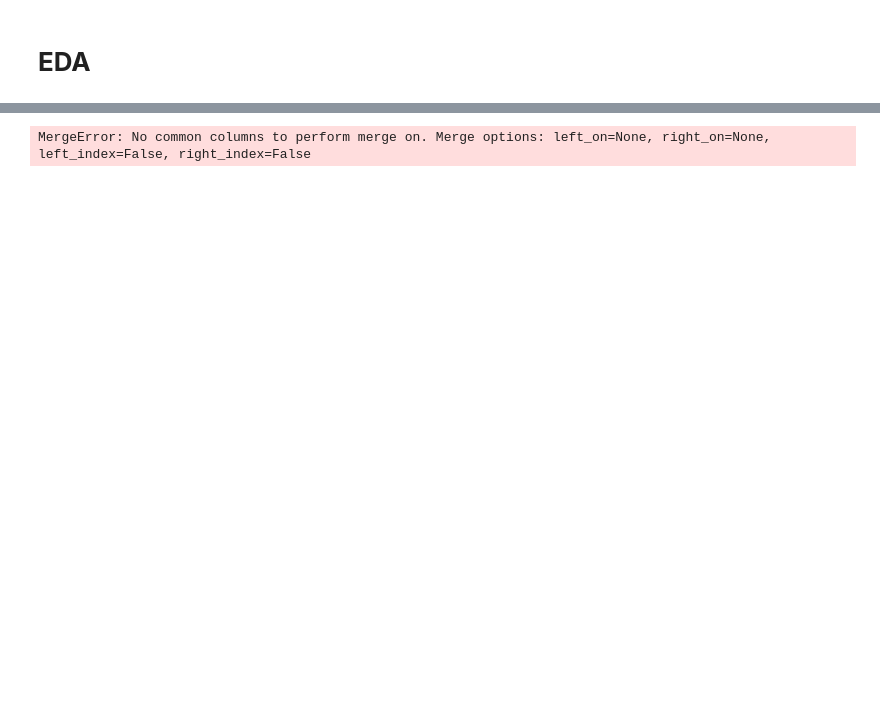
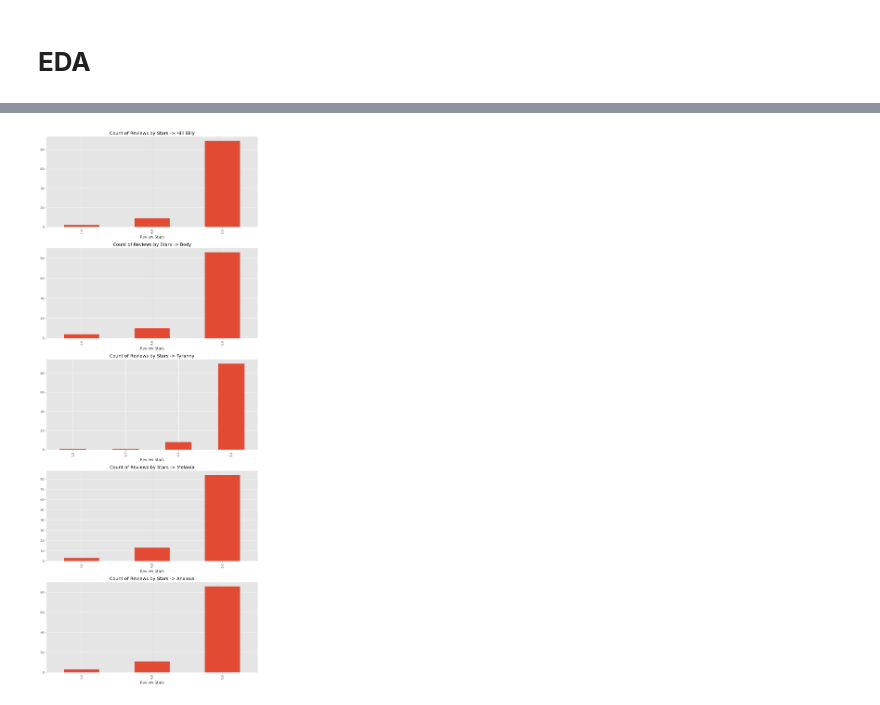
Before and after one commit to sutanto5/Amazon_WebScraper, a Jupyter notebook: Amazon_Sentiment_Analysis.ipynb, the cells around one changed output, grey strips where cells are left out. Saved outputs shown, nothing was run; the diff lists cells and outputs as text; code cells hidden in the pictures; blank space fills up the shorter version.

```diff
--- a/Amazon_Sentiment_Analysis.ipynb
+++ b/Amazon_Sentiment_Analysis.ipynb
@@ -42,0 +38,13 @@ df.shape
+# %%
+#import data
+df_hillbilly = pd.read_csv('hillbilly.csv')
+df_anxious = pd.read_csv('anxious.csv')
+df_body = pd.read_csv('body.csv')
+df_melania = pd.read_csv('melania.csv')
+df_tyranny = pd.read_csv('tyranny.csv')
+
+print(df_hillbilly.head())
+print(df_anxious.head())
+print(df_body.head())
+print(df_melania.head())
+print(df_tyranny.head())
@@ -300,6 +142,53 @@ print(results_df.head())
-# %%
-results_df = pd.DataFrame(res).T
-results_df = results_df.reset_index().rename(columns={'index': 'Id'})
-results_df = results_df.merge(df, how='left')
-# %% [output]
-MergeError: No common columns to perform merge on. Merge options: left_on=None, right_on=None, left_index=False, right_index=False
+# %%
+import matplotlib.pyplot as plt
+
+#all separate
+
+# Create a figure with 5 subplots (one column, 5 rows)
+fig, axes = plt.subplots(nrows=5, ncols=1, figsize=(10, 25))
+
+# Plot for df_hillbilly
+df_hillbilly['Rating'].value_counts().sort_index().plot(
+    kind='bar',
+    title='Count of Reviews by Stars -> Hill Billy',
+    ax=axes[0]
+)
+axes[0].set_xlabel('Review Stars')
+
+# Plot for df_body
+df_body['Rating'].value_counts().sort_index().plot(
+    kind='bar',
+    title='Count of Reviews by Stars -> Body',
+    ax=axes[1]
+)
+axes[1].set_xlabel('Review Stars')
+
+# Plot for df_tyranny
+df_tyranny['Rating'].value_counts().sort_index().plot(
+    kind='bar',
+    title='Count of Reviews by Stars -> Tyranny',
+    ax=axes[2]
+)
+axes[2].set_xlabel('Review Stars')
+
+# Plot for df_melania
+df_melania['Rating'].value_counts().sort_index().plot(
+    kind='bar',
+    title='Count of Reviews by Stars -> Melania',
+    ax=axes[3]
+)
+axes[3].set_xlabel('Review Stars')
+
+# Plot for df_anxious
+df_anxious['Rating'].value_counts().sort_index().plot(
+    kind='bar',
+    title='Count of Reviews by Stars -> Anxious',
+    ax=axes[4]
+)
+axes[4].set_xlabel('Review Stars')
+
+# Adjust layout to prevent overlap
+plt.tight_layout()
+plt.show()
+# %% [output]
+[figure, added]
```
Also changed, not shown: parts of 65 cells of this notebook.
